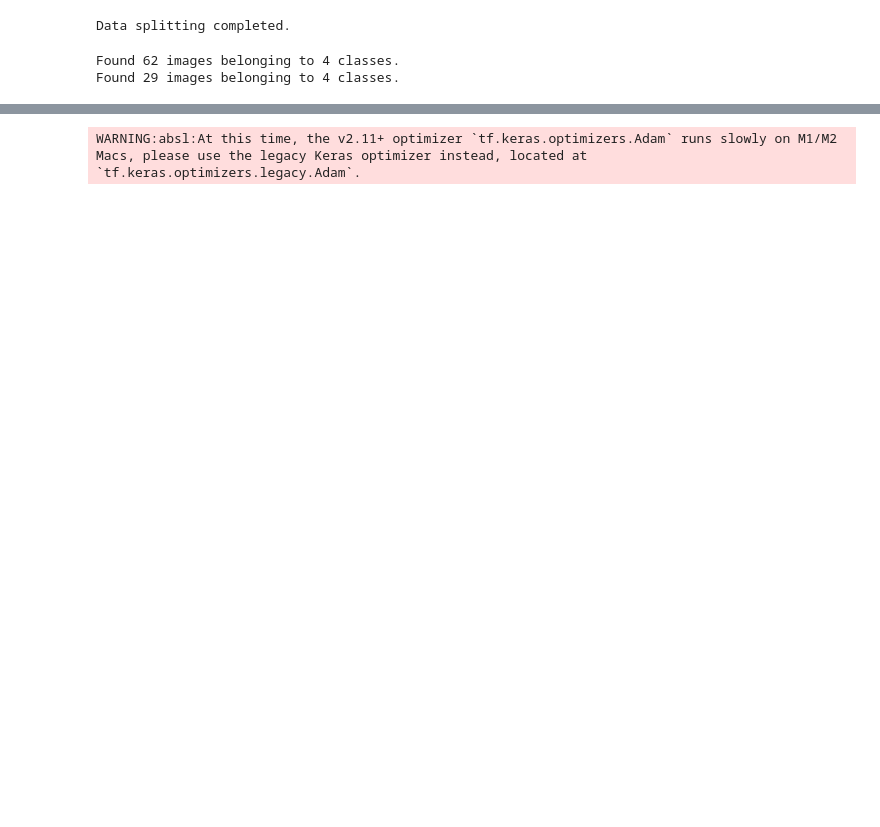
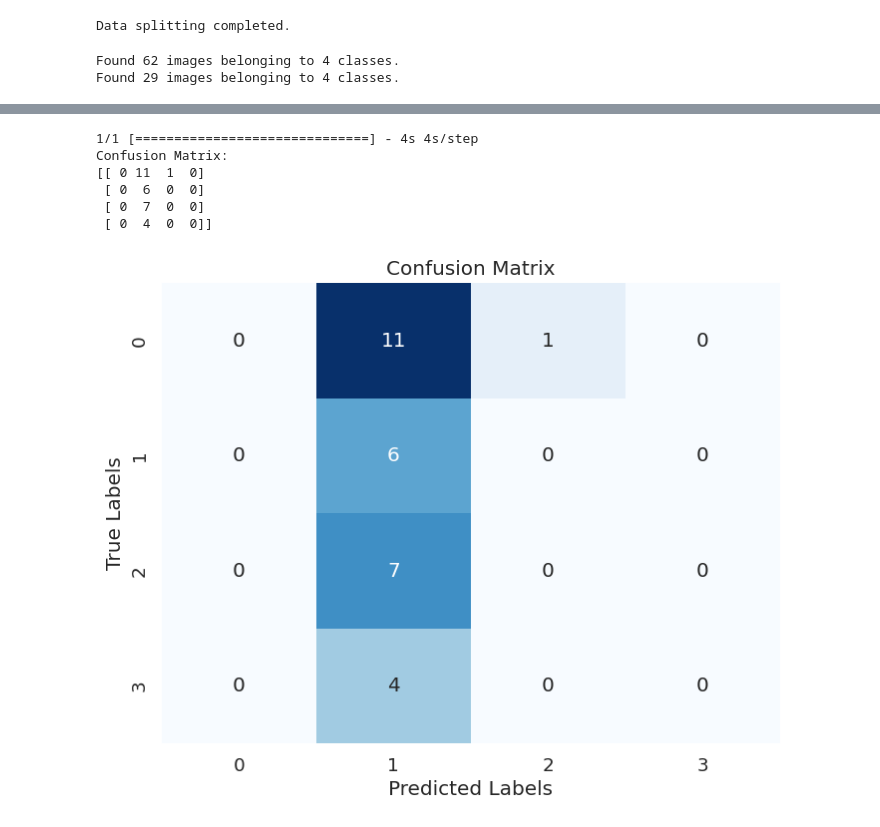
Before and after one commit to mohammadshaad/early-detection-of-rop, a Jupyter notebook: MultispectralColor.ipynb, the cells around one changed output, grey strips where cells are left out. Drawn from its saved outputs; the diff is of its cells as text; code cells hidden in the pictures; blank space fills up the shorter version.

```diff
--- a/MultispectralColor.ipynb
+++ b/MultispectralColor.ipynb
@@ -155,8 +131,8 @@ with strategy.scope():
     train_datagen = ImageDataGenerator(rescale=1.0/255.0)
     test_datagen = ImageDataGenerator(rescale=1.0/255.0)
 
-    train_dir = '/Users/mohammadshaad/Desktop/Everything/Early Detection of ROP/split_data/train'
-    test_dir = '/Users/mohammadshaad/Desktop/Everything/Early Detection of ROP/split_data/val'
+    train_dir = '/content/split_data/train'
+    test_dir = '/content/split_data/val'
 
     train_generator = train_datagen.flow_from_directory(
         train_dir,
@@ -535,36 +722,71 @@ AlexNet Test Accuracy: 41.38%
 # %%
 # Define the CNN model within the strategy scope
+from sklearn.metrics import confusion_matrix
+import numpy as np
+import matplotlib.pyplot as plt
+import seaborn as sns
+
 with strategy.scope():
     input_shape = (224, 224, 3)
     inputs = Input(shape=input_shape)
     x = Conv2D(64, (3, 3), activation='relu')(inputs)
     x = MaxPooling2D((2, 2))(x)
     x = Conv2D(128, (3, 3), activation='relu')(x)
     x = MaxPooling2D((2, 2))(x)
     x = Conv2D(256, (3, 3), activation='relu')(x)
     x = MaxPooling2D((2, 2))(x)
     x = Flatten()(x)
     x = Dense(128, activation='relu')(x)
     output = Dense(4, activation='softmax')(x)  # 4 classes (No_ROP, Stage_1, Stage_2, Stage_3)
 
     model = Model(inputs=inputs, outputs=output)
 
     # Compile the model
     model.compile(optimizer=Adam(), loss='categorical_crossentropy', metrics=['accuracy'])
 
+    # Generate predictions
+    predictions = model.predict(test_generator)
+    # Convert predictions to class labels
+    predicted_labels = np.argmax(predictions, axis=1)
+
+    # Get actual labels
+    actual_labels = test_generator.classes
+
+    # Generate confusion matrix
+    conf_matrix = confusion_matrix(actual_labels, predicted_labels)
+
+    # Print confusion matrix
+    print("Confusion Matrix:")
+    print(conf_matrix)
+
+    # Plot confusion matrix
+    plt.figure(figsize=(8, 6))
+    sns.set(font_scale=1.2)  # Adjust font scale
+    sns.heatmap(conf_matrix, annot=True, fmt='d', cmap='Blues', cbar=False)
+    plt.xlabel('Predicted Labels')
+    plt.ylabel('True Labels')
+    plt.title('Confusion Matrix')
+    plt.show()
+
 # Train the model using the available GPU (T4 GPU)
 with strategy.scope():
     history = model.fit(
         train_generator,
         validation_data=test_generator,
         epochs=10,
         steps_per_epoch=len(train_generator),
         validation_steps=len(test_generator)
     )
 
 # Evaluate the model
 test_loss, test_accuracy = model.evaluate(test_generator)
 print(f"Test Accuracy: {test_accuracy * 100:.2f}%")
 # %% [output]
-WARNING:absl:At this time, the v2.11+ optimizer `tf.keras.optimizers.Adam` runs slowly on M1/M2 Macs, please use the legacy Keras optimizer instead, located at `tf.keras.optimizers.legacy.Adam`.
+1/1 [==============================] - 4s 4s/step
+Confusion Matrix:
+[[ 0 11  1  0]
+ [ 0  6  0  0]
+ [ 0  7  0  0]
+ [ 0  4  0  0]]
+[figure, added]
 Epoch 1/10
```
Also changed, not shown: parts of 21 cells of this notebook.
